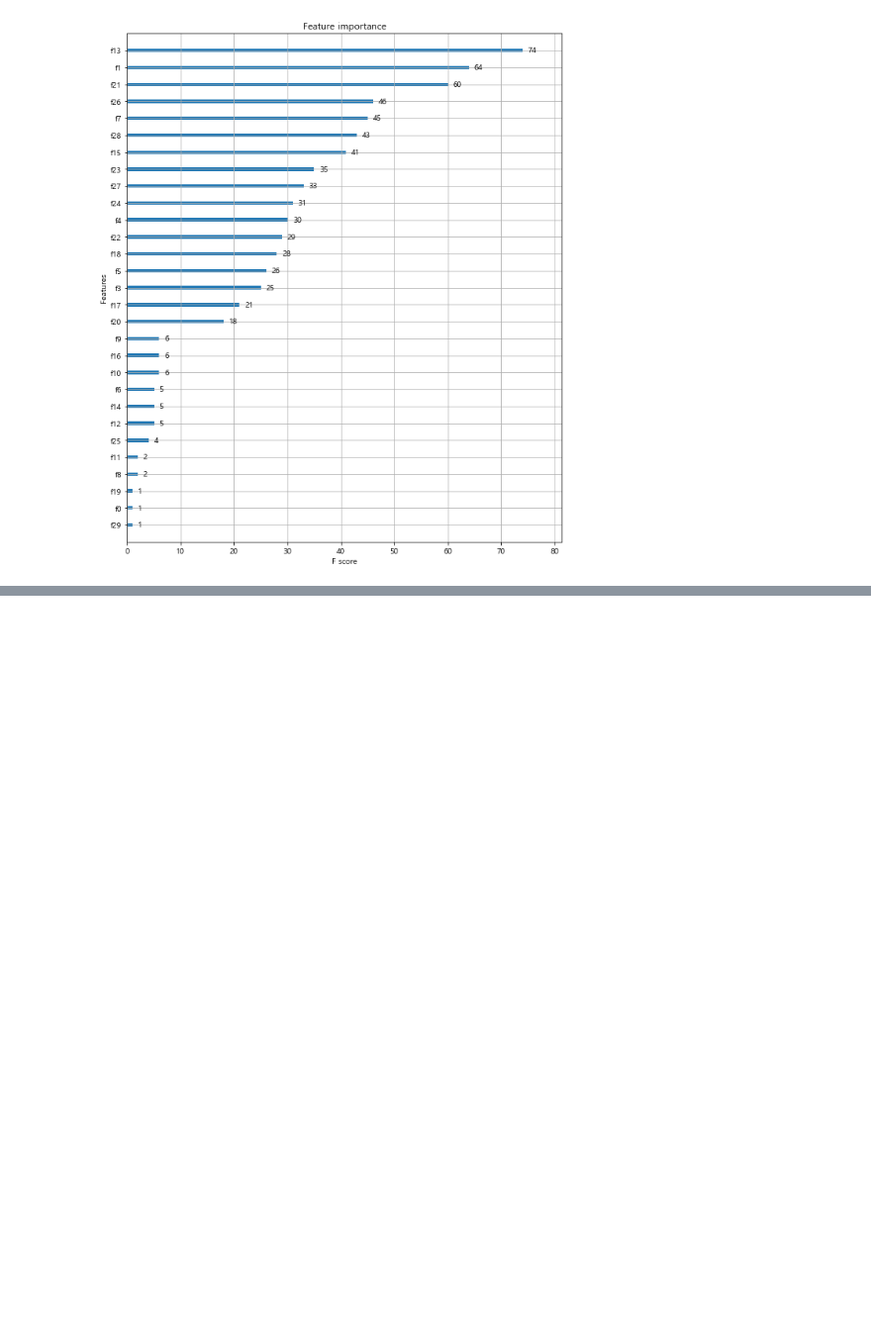
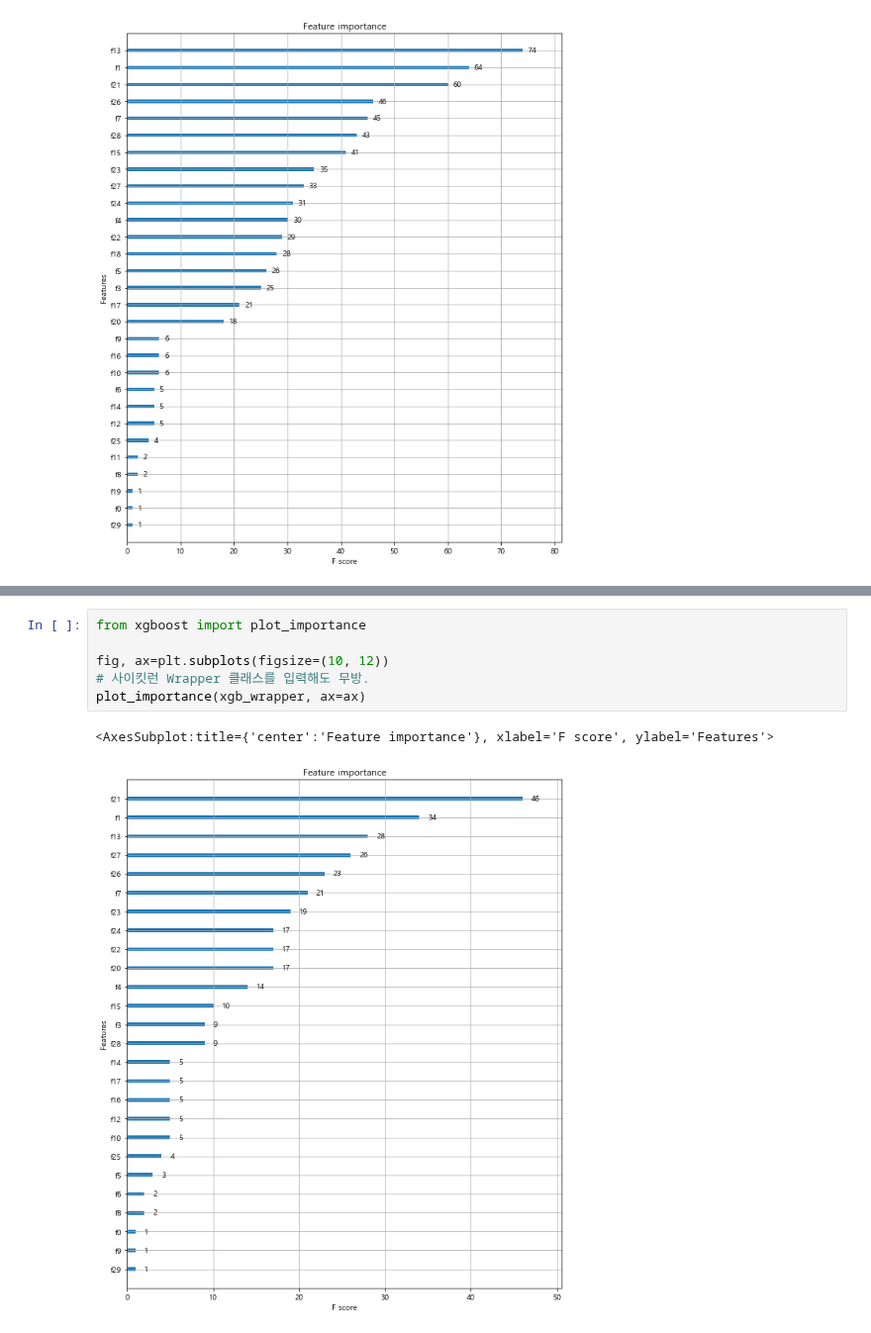
Before and after one commit to unknown-jun/Machine_Learning, a Jupyter notebook: ML_Book/05_5. XGBoost(eXtra Gradient Boost).ipynb, the cells around one changed output, grey strips where cells are left out. Shown at 99% size. Drawn from its saved outputs; the diff is of its cells as text; blank space fills up the shorter version.

```diff
--- a/ML_Book/05_5. XGBoost(eXtra Gradient Boost).ipynb
+++ b/ML_Book/05_5. XGBoost(eXtra Gradient Boost).ipynb
@@ -170,0 +277,9 @@ plot_importance(xgb_model, ax=ax);
+# %%
+from xgboost import plot_importance
+
+fig, ax=plt.subplots(figsize=(10, 12))
+# 사이킷런 Wrapper 클래스를 입력해도 무방.
+plot_importance(xgb_wrapper, ax=ax)
+# %% [output]
+<AxesSubplot:title={'center':'Feature importance'}, xlabel='F score', ylabel='Features'>
+[figure, added]
```
Also changed, not shown: parts of 10 cells of this notebook.
